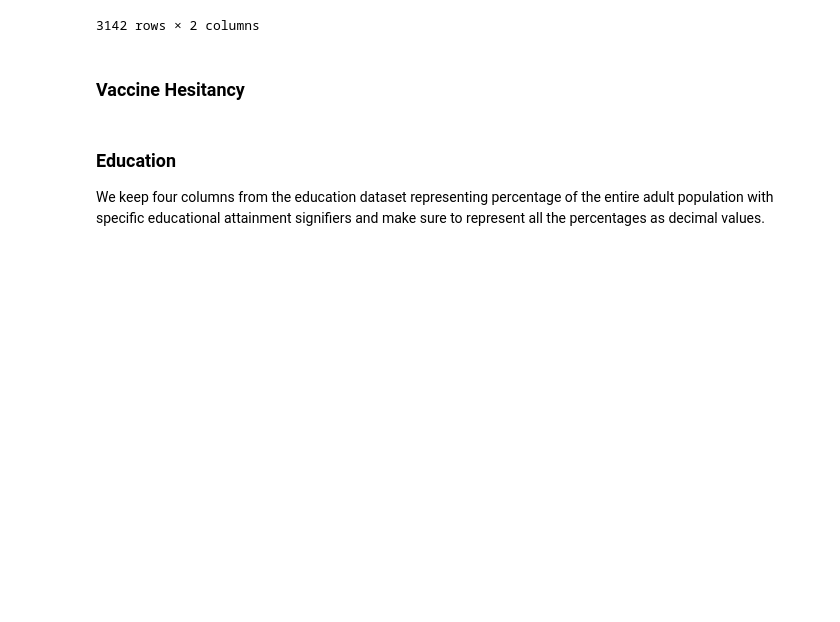
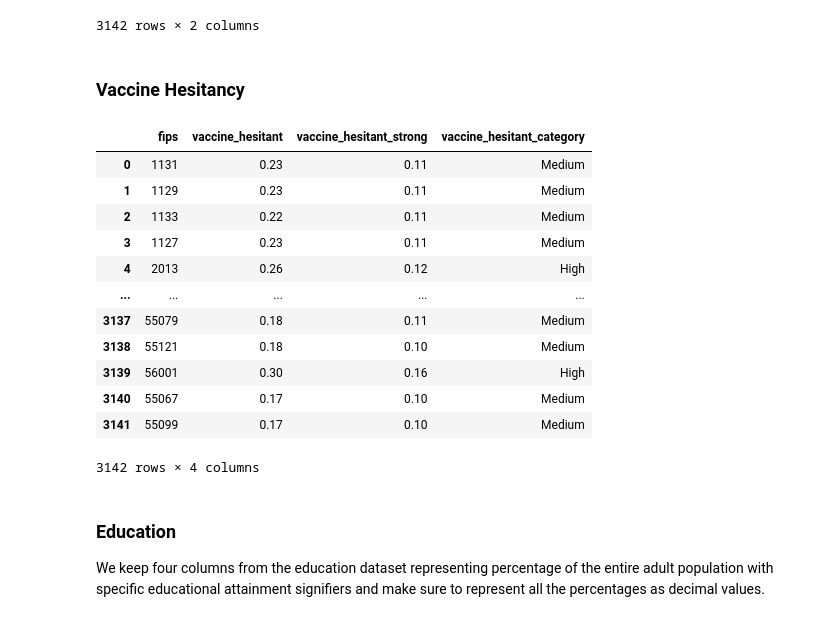
Before and after one commit to kuruparans/covid19-vaccine-hesitancy-analysis, a Jupyter notebook: data-cleaning.ipynb, the cells around one changed output. Saved outputs shown, nothing was run; the diff lists cells and outputs as text; code cells hidden in the pictures; blank space fills up the shorter version.

Commit message:
Add vaccine hesitancy category column

```diff
--- a/data-cleaning.ipynb
+++ b/data-cleaning.ipynb
@@ -8,9 +8,8 @@ We want to clean and combine all of our various datasets and export it as one CS
 ### County Info
 The vaccine hesitancy dataset has values for multiple segments (ethnicity, social vulnerability, vaccine hesitancy), which we will split out into separate variables and look at each. Our primary index of county codes is given by Federal Information Processing Standards (FIPS), which we extract with useful identifiers of the county (its name and state).
 # %%
-vaccine_hesitancy = pd.read_csv('datasets/raw/Vaccine_Hesitancy_for_COVID-19__County_and_local_estimates.csv').rename(columns = {'FIPS Code':'fips'})
-vaccine_hesitancy
-county = vaccine_hesitancy[['fips', 'County Name', 'State']].rename(columns={'County Name': 'county_name', 'State': 'state'})
+vaccine_hesitancy_data = pd.read_csv('datasets/raw/Vaccine_Hesitancy_for_COVID-19__County_and_local_estimates.csv').rename(columns = {'FIPS Code':'fips'})
+county = vaccine_hesitancy_data[['fips', 'County Name', 'State']].rename(columns={'County Name': 'county_name', 'State': 'state'})
 county['state'] = county['state'].str.title()
 county
 # %% [output]
@@ -89,10 +88,26 @@ social_vulnerability_index
 # %% [markdown]
 ### Vaccine Hesitancy
 # %%
-vaccine_hesitancy = vaccine_hesitancy[['fips', 'Estimated hesitant', 'Estimated strongly hesitant']].rename(columns = {'Estimated hesitant': 'vaccine_hesitant', 'Estimated strongly hesitant': 'vaccine_hesitant_strong'})
+vaccine_hesitancy = vaccine_hesitancy_data[['fips', 'Estimated hesitant', 'Estimated strongly hesitant']].rename(columns = {'Estimated hesitant': 'vaccine_hesitant', 'Estimated strongly hesitant': 'vaccine_hesitant_strong'})
 vaccine_hesitant_mean, vaccine_hesitant_std = vaccine_hesitancy['vaccine_hesitant'].mean(), vaccine_hesitancy['vaccine_hesitant'].std()
-vaccine_hesitancy['vaccine_hesitant_category'] =
-# TODO: add low/medium/high category column
+vaccine_hesitancy.loc[vaccine_hesitancy['vaccine_hesitant'] > vaccine_hesitant_mean + vaccine_hesitant_std, ['vaccine_hesitant_category']] = 'High'
+vaccine_hesitancy.loc[vaccine_hesitancy['vaccine_hesitant'] < vaccine_hesitant_mean - vaccine_hesitant_std, ['vaccine_hesitant_category']] = 'Low'
+vaccine_hesitancy['vaccine_hesitant_category'] = vaccine_hesitancy['vaccine_hesitant_category'].fillna('Medium')
+vaccine_hesitancy
+# %% [output]
+|  | fips | vaccine_hesitant | vaccine_hesitant_strong | vaccine_hesitant_category |
+| 0 | 1131 | 0.23 | 0.11 | Medium |
+| 1 | 1129 | 0.23 | 0.11 | Medium |
+| 2 | 1133 | 0.22 | 0.11 | Medium |
+| 3 | 1127 | 0.23 | 0.11 | Medium |
+| 4 | 2013 | 0.26 | 0.12 | High |
+| ... | ... | ... | ... | ... |
+| 3137 | 55079 | 0.18 | 0.11 | Medium |
+| 3138 | 55121 | 0.18 | 0.10 | Medium |
+| 3139 | 56001 | 0.30 | 0.16 | High |
+| 3140 | 55067 | 0.17 | 0.10 | Medium |
+| 3141 | 55099 | 0.17 | 0.10 | Medium |
+3142 rows × 4 columns
 # %% [markdown]
 ### Education
 
```
Also changed, not shown: parts of 2 cells of this notebook.
